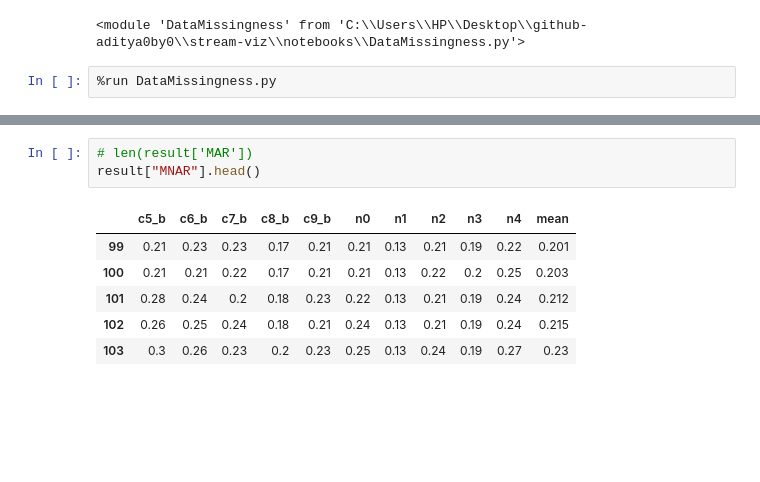
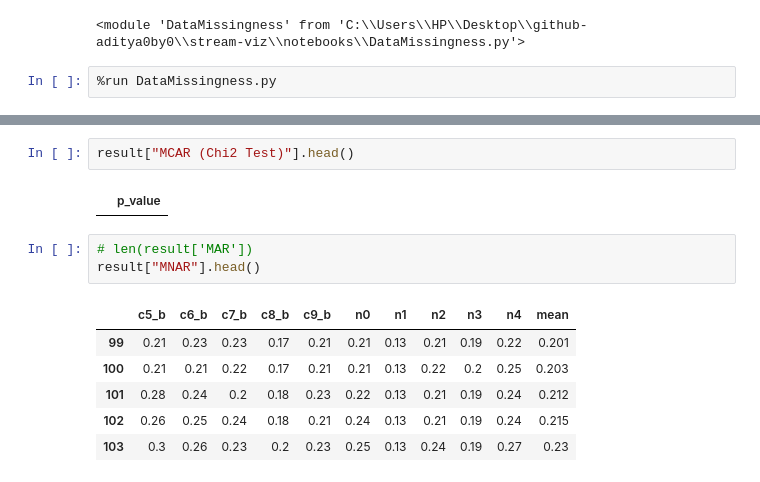
Before and after one commit to aditya0by0/stream-viz, a Jupyter notebook: notebooks/Missigness.ipynb, the cells around one changed output, grey strips where cells are left out. Saved outputs shown, nothing was run; the diff lists cells and outputs as text; blank space fills up the shorter version.

```diff
--- a/notebooks/Missigness.ipynb
+++ b/notebooks/Missigness.ipynb
@@ -411,3 +230,7 @@ result = calculate_missigness_score(X_df_encoded_m)
+# %%
+result["MCAR (Chi2 Test)"].head()
+# %% [output]
+|  | p_value |
 # %%
 # len(result['MAR'])
 result["MNAR"].head()
```
Also changed, not shown: parts of 10 cells of this notebook, 2 other files.
